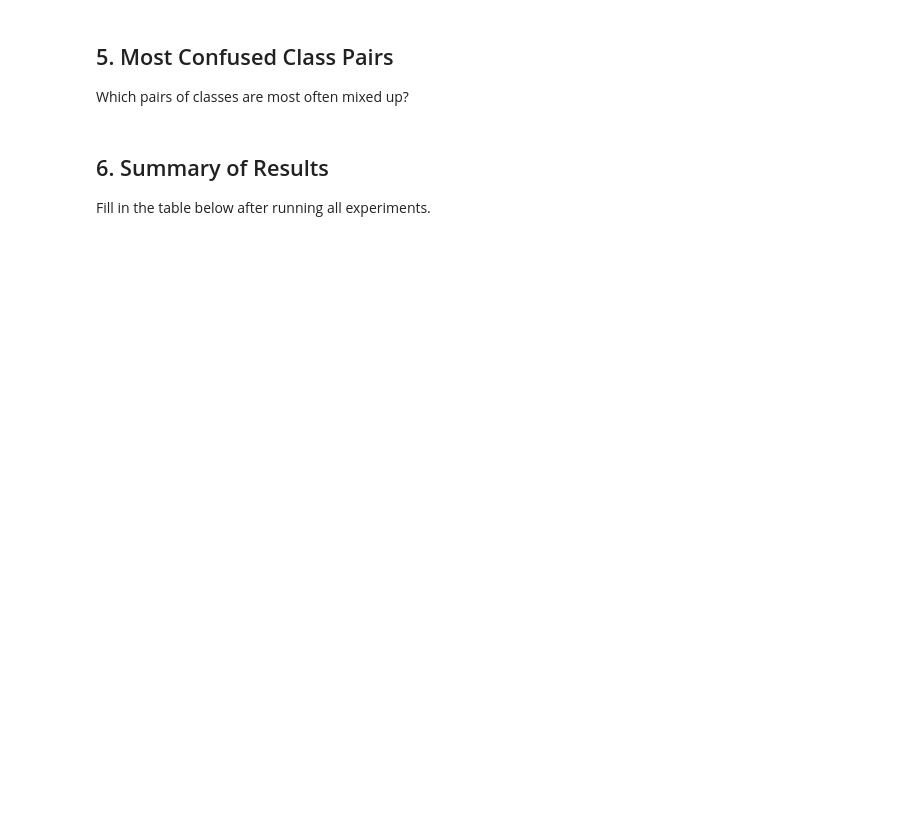
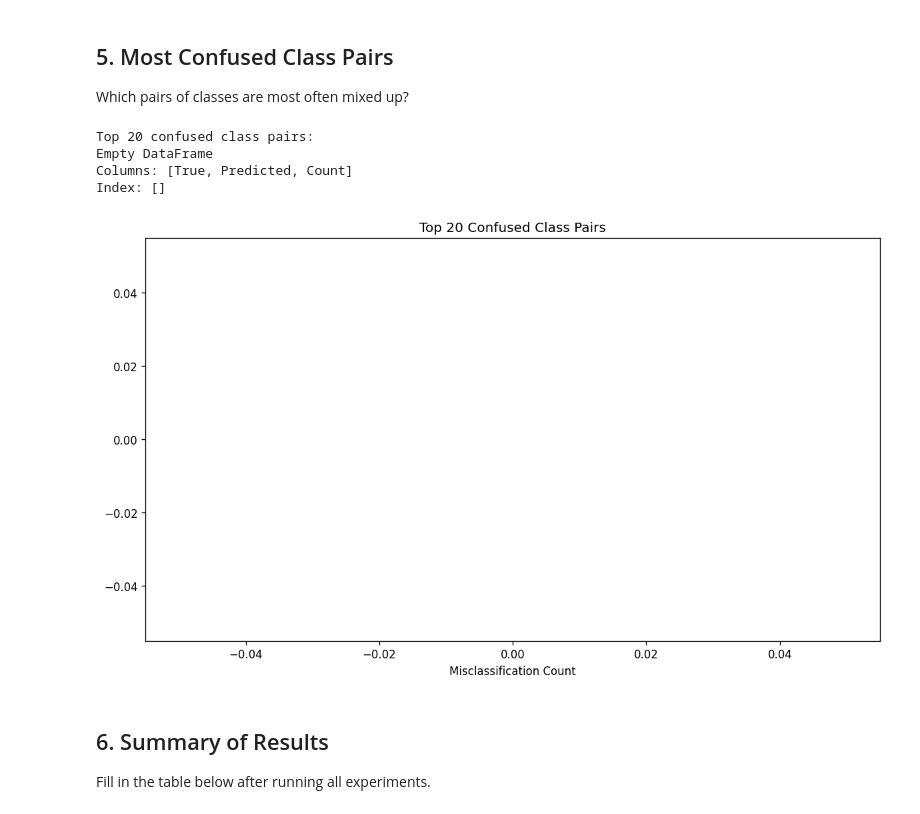
Before and after one commit to wellson222/CEG3004_Project_Grp_7, a Jupyter notebook: notebooks/03_experiments.ipynb, the cells around one changed output. Cells and saved outputs as stored; diff of their text form; code cells hidden in the pictures; blank space fills up the shorter version.

```diff
--- a/notebooks/03_experiments.ipynb
+++ b/notebooks/03_experiments.ipynb
@@ -198,34 +228,41 @@ print(report_df[['precision', 'recall', 'f1-score', 'support']].to_string())
 Which pairs of classes are most often mixed up?
 # %%
 # Off-diagonal confusion counts
-cm_df = pd.DataFrame(cm,
-                      index=[idx_to_label[i] for i in range(len(classes))],
-                      columns=[idx_to_label[i] for i in range(len(classes))])
+cm_array = cm_df.values.copy()
+np.fill_diagonal(cm_array, 0)
 
-# Zero diagonal (correct predictions) so we see only errors
-np.fill_diagonal(cm_df.values, 0)
+# Re-wrap into a DataFrame
+cm_df = pd.DataFrame(cm_array,
+                     index=[idx_to_label[i] for i in range(len(classes))],
+                     columns=[idx_to_label[i] for i in range(len(classes))])
 
 # Unstack and sort
 error_pairs = (
     cm_df.stack()
     .reset_index()
     .rename(columns={'level_0': 'True', 'level_1': 'Predicted', 0: 'Count'})
     .query('Count > 0')
     .sort_values('Count', ascending=False)
     .head(20)
 )
 
 print('Top 20 confused class pairs:')
 print(error_pairs.to_string(index=False))
 
 fig, ax = plt.subplots(figsize=(10, 6))
 labels = [f"{r['True']} → {r['Predicted']}" for _, r in error_pairs.iterrows()]
 ax.barh(labels, error_pairs['Count'].values, color='darkorange')
 ax.set_xlabel('Misclassification Count')
 ax.set_title('Top 20 Confused Class Pairs')
 plt.tight_layout()
 plt.savefig('confused_pairs.png', dpi=150)
 plt.show()
+# %% [output]
+Top 20 confused class pairs:
+Empty DataFrame
+Columns: [True, Predicted, Count]
+Index: []
+[figure, added]
 # %% [markdown]
 ## 6. Summary of Results
 
```
Also changed, not shown: parts of 6 cells of this notebook, 15 other files.
